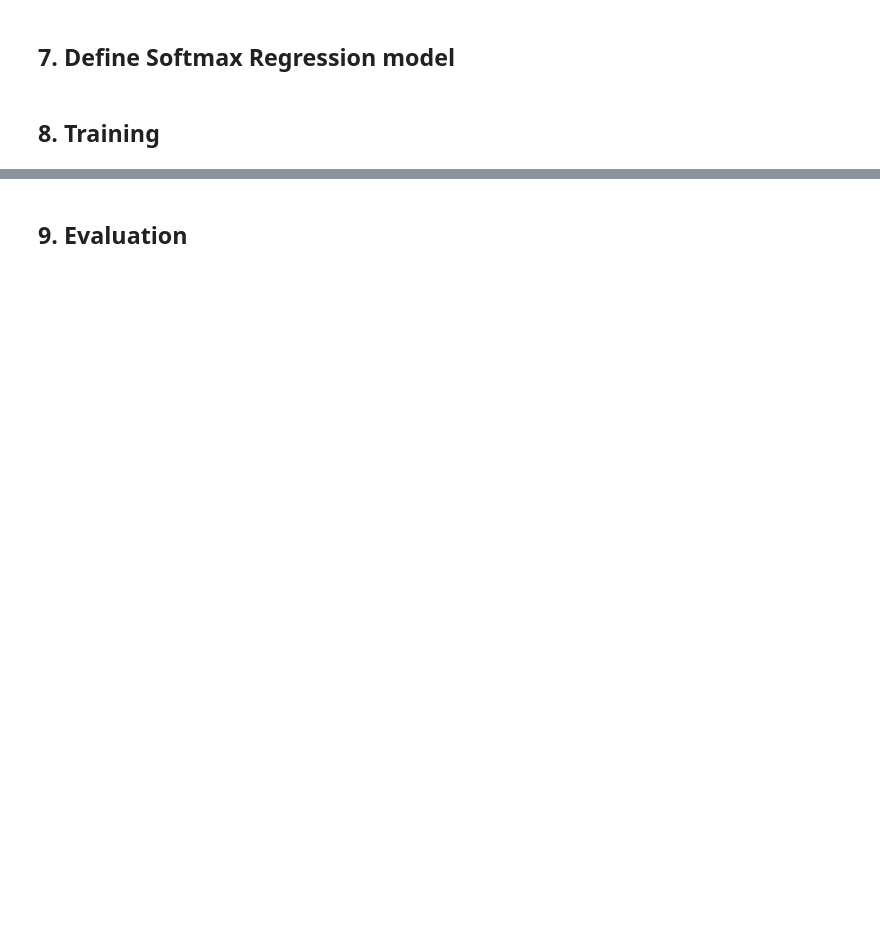
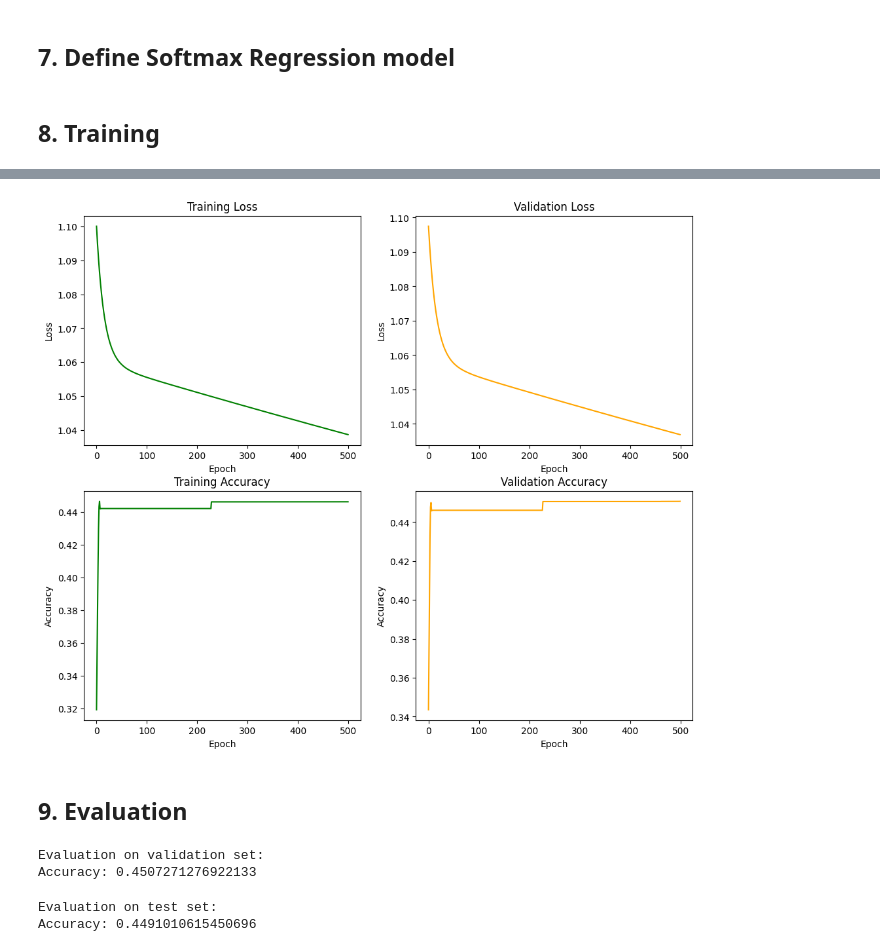
Before and after one commit to mylethidiem/data-science-artificial-intelligence-projects, a Jupyter notebook: Twitter-Sentiment-Analysis/notebooks/Pytorch_Twitter_Sentiment_Analysis.ipynb, the cells around one changed output, grey strips where cells are left out. Cells and saved outputs as stored; diff of their text form; code cells hidden in the pictures; blank space fills up the shorter version.

```diff
--- a/Twitter-Sentiment-Analysis/notebooks/Pytorch_Twitter_Sentiment_Analysis.ipynb
+++ b/Twitter-Sentiment-Analysis/notebooks/Pytorch_Twitter_Sentiment_Analysis.ipynb
@@ -260,2 +352,26 @@ is_shuffle = True
+# %%
+def compute_accuracy(y_hat, y_true):
+    # trả về giá trị lớn nhất trên mỗi hàng và chỉ số của nó
+    _, y_hat = torch.max(y_hat, dim=1)
+    _, y_true = torch.max(y_true, dim=1)
+
+    correct = (y_hat == y_true).sum().item()
+
+    accuracy = (correct / len(y_true))
+
+    return accuracy
 # %% [markdown]
 ## **8. Training**
+# %%
+lr = 0.1
+epochs = 500
+
+model = SoftmaxRegression(
+    input_dim=X_train.shape[1],
+    output_dim=y_train.shape[1]
+).to(device)
+
+print("device: ", device)
+
+criterion = nn.CrossEntropyLoss()
+optimizer = optim.SGD(model.parameters(), lr=lr)
@@ -262,2 +441,45 @@ is_shuffle = True
+# %%
+fig, ax = plt.subplots(2, 2, figsize=(12, 10))
+ax[0, 0].plot(train_losses, color='green')
+ax[0, 0].set(xlabel='Epoch', ylabel='Loss')
+ax[0, 0].set_title('Training Loss')
+
+ax[0, 1].plot(val_losses, color='orange')
+ax[0, 1].set(xlabel='Epoch', ylabel='Loss')
+ax[0, 1].set_title('Validation Loss')
+
+ax[1, 0].plot(train_accs, color='green')
+ax[1, 0].set(xlabel='Epoch', ylabel='Accuracy')
+ax[1, 0].set_title('Training Accuracy')
+
+ax[1, 1].plot(val_accs, color='orange')
+ax[1, 1].set(xlabel='Epoch', ylabel='Accuracy')
+ax[1, 1].set_title('Validation Accuracy')
+
+plt.show()
+# %% [output]
+[figure, added]
 # %% [markdown]
 ## **9. Evaluation**
+# %%
+# Val set
+model.eval()
+with torch.no_grad():
+    y_hat = model(X_val)
+    val_set_acc = compute_accuracy(y_hat, y_val)
+    print('Evaluation on validation set:')
+    print(f'Accuracy: {val_set_acc}')
+# %% [output]
+Evaluation on validation set:
+Accuracy: 0.4507271276922133
+# %%
+# Test set
+model.eval()
+with torch.no_grad():
+    y_hat = model(X_test)
+    test_set_acc = compute_accuracy(y_hat, y_test)
+    print('Evaluation on test set:')
+    print(f'Accuracy: {test_set_acc}')
+# %% [output]
+Evaluation on test set:
+Accuracy: 0.4491010615450696
```
Also changed, not shown: parts of 18 cells of this notebook.
